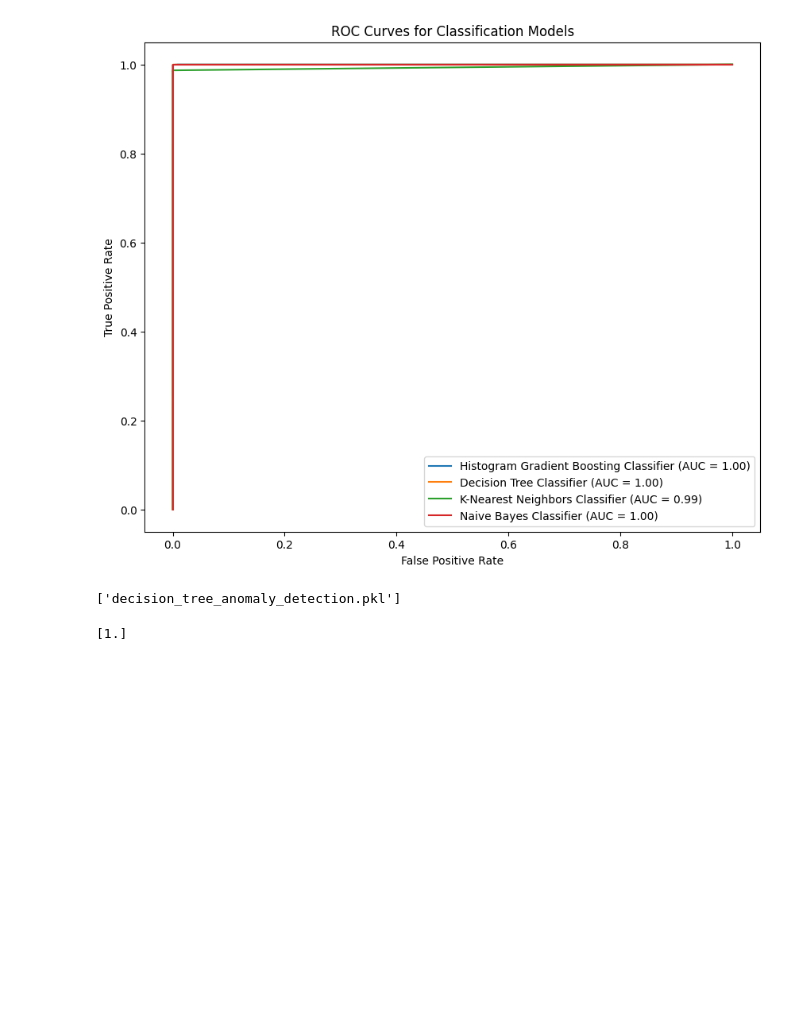
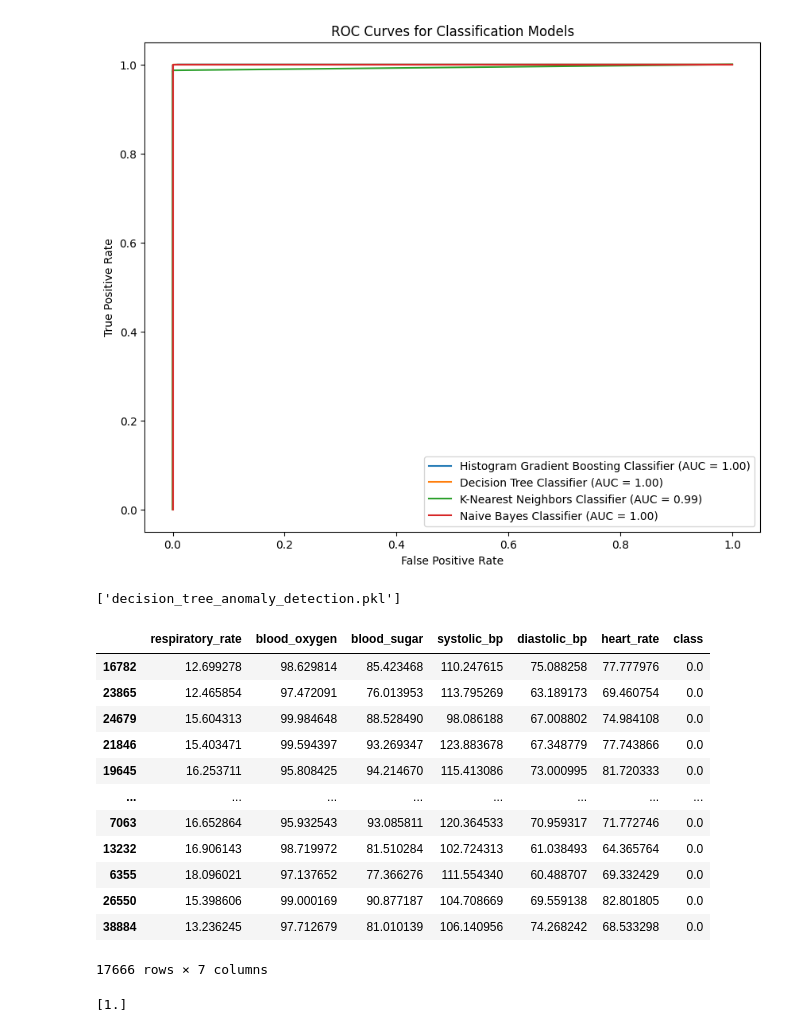
Before and after one commit to AyaanDanish/Heart-Disease-Detection-FYP, a Jupyter notebook: Stage 1 - Abnormal Vital Detection/2. Data Classification.ipynb, the cells around one changed output. Saved outputs shown, nothing was run; the diff lists cells and outputs as text; code cells hidden in the pictures; blank space fills up the shorter version.

```diff
--- a/Stage 1 - Abnormal Vital Detection/2. Data Classification.ipynb
+++ b/Stage 1 - Abnormal Vital Detection/2. Data Classification.ipynb
@@ -313,6 +313,22 @@ best_model = next(model for model, name in classification_models if name == best
 joblib.dump(best_model, 'decision_tree_anomaly_detection.pkl')
 # %% [output]
 ['decision_tree_anomaly_detection.pkl']
+# %%
+pd.concat([x_test, y_test], axis=1)[pd.concat([x_test, y_test], axis=1)['class'] == 0]
+# %% [output]
+|  | respiratory_rate | blood_oxygen | blood_sugar | systolic_bp | diastolic_bp | heart_rate | class |
+| 16782 | 12.699278 | 98.629814 | 85.423468 | 110.247615 | 75.088258 | 77.777976 | 0.0 |
+| 23865 | 12.465854 | 97.472091 | 76.013953 | 113.795269 | 63.189173 | 69.460754 | 0.0 |
+| 24679 | 15.604313 | 99.984648 | 88.528490 | 98.086188 | 67.008802 | 74.984108 | 0.0 |
+| 21846 | 15.403471 | 99.594397 | 93.269347 | 123.883678 | 67.348779 | 77.743866 | 0.0 |
+| 19645 | 16.253711 | 95.808425 | 94.214670 | 115.413086 | 73.000995 | 81.720333 | 0.0 |
+| ... | ... | ... | ... | ... | ... | ... | ... |
+| 7063 | 16.652864 | 95.932543 | 93.085811 | 120.364533 | 70.959317 | 71.772746 | 0.0 |
+| 13232 | 16.906143 | 98.719972 | 81.510284 | 102.724313 | 61.038493 | 64.365764 | 0.0 |
+| 6355 | 18.096021 | 97.137652 | 77.366276 | 111.554340 | 60.488707 | 69.332429 | 0.0 |
+| 26550 | 15.398606 | 99.000169 | 90.877187 | 104.708669 | 69.559138 | 82.801805 | 0.0 |
+| 38884 | 13.236245 | 97.712679 | 81.010139 | 106.140956 | 74.268242 | 68.533298 | 0.0 |
+17666 rows × 7 columns
 # %%
 X_new = np.array([55, 86, 8, 85, 44, 48])
 feature_names = ["respiratory_rate", "blood_oxygen", "blood_sugar", "systolic_bp", "diastolic_bp", "heart_rate"]
```
